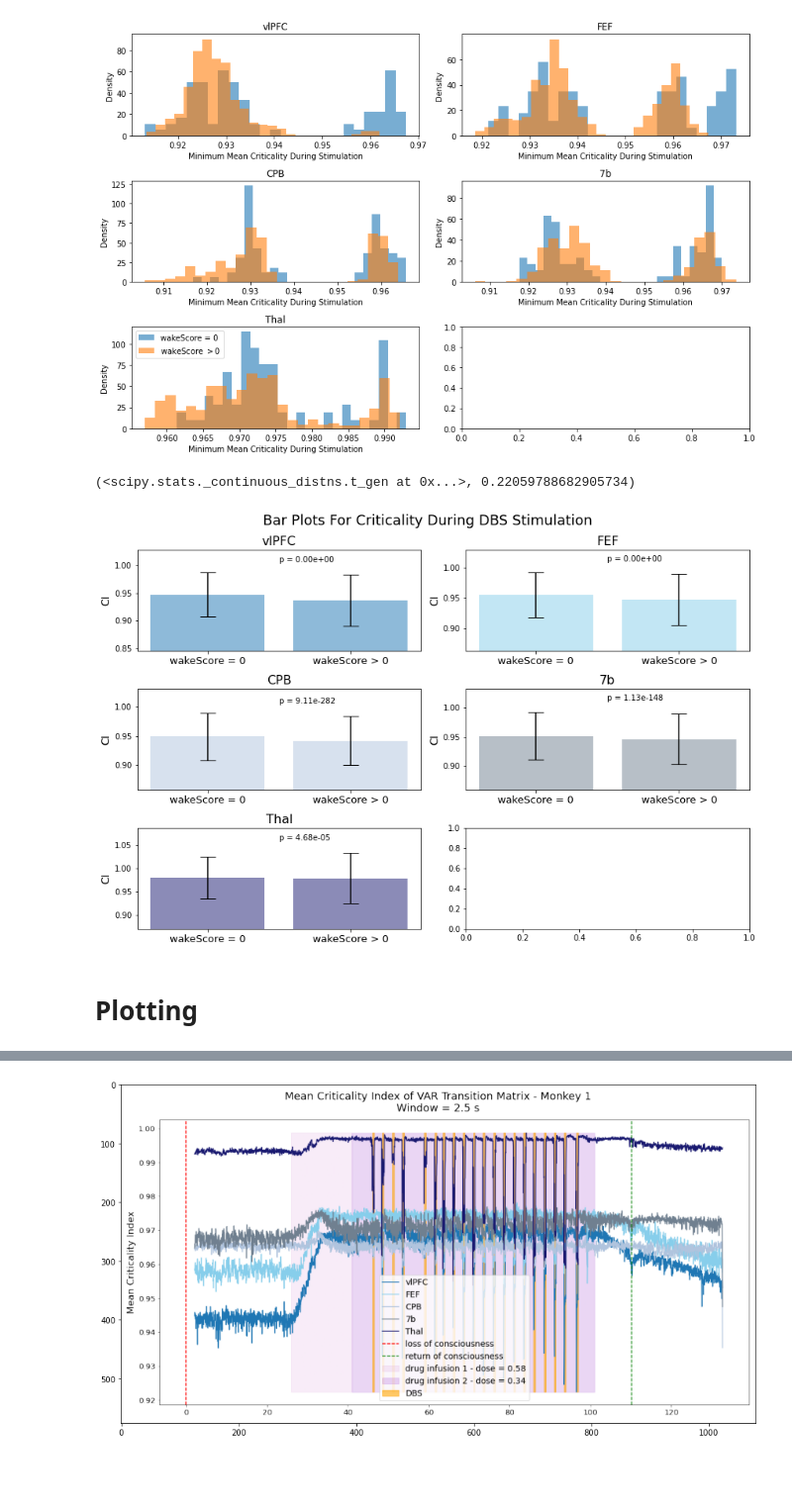
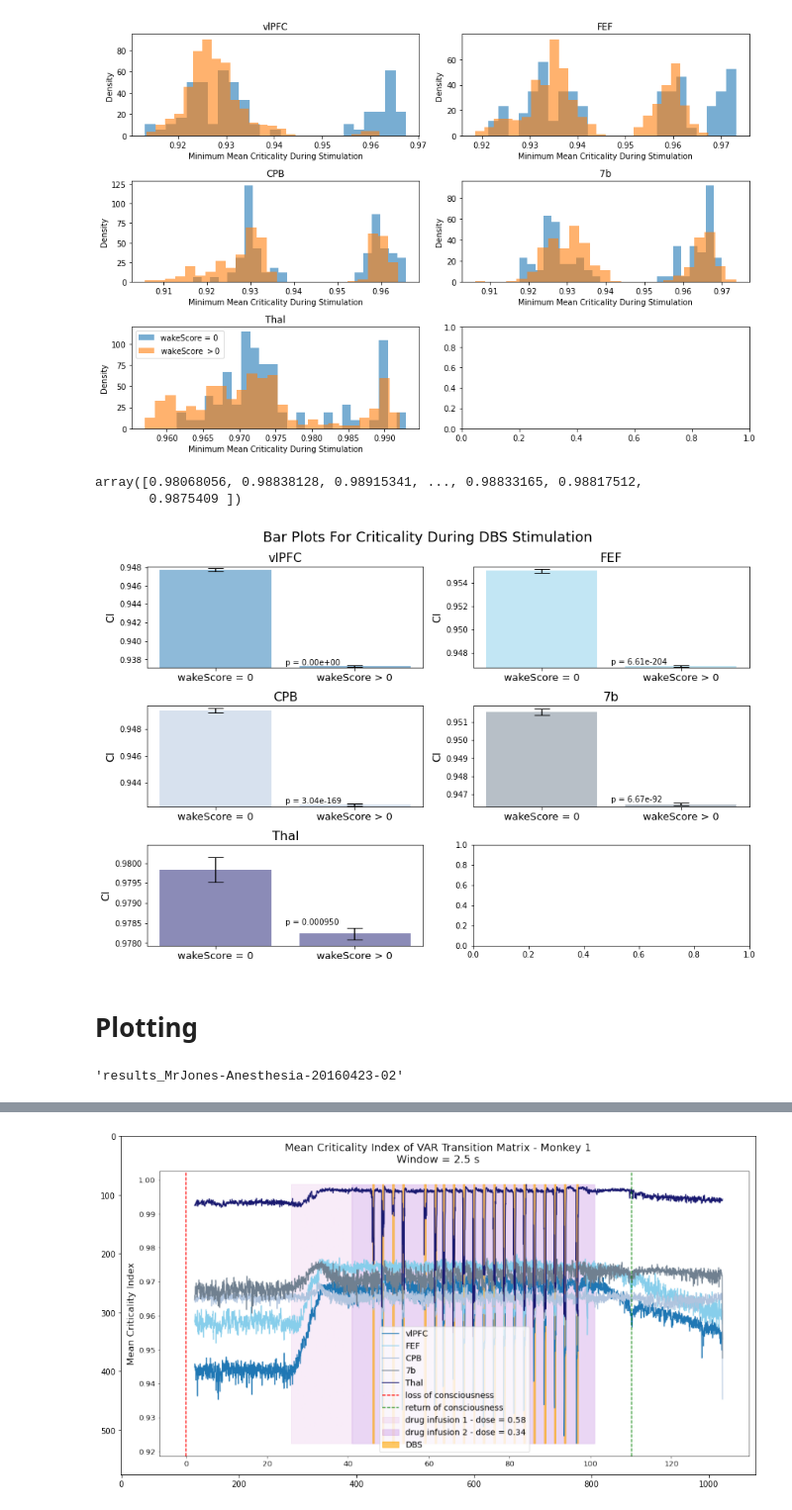
Before and after one commit to adamjeisen/ChaoticConsciousness, a Jupyter notebook: _sandbox/old/VAR_method/2021-11-03 - Collect DBS for Histogram.ipynb, the cells around one changed output, grey strips where cells are left out. Shown at 99% size. Drawn from its saved outputs; the diff is of its cells as text; code cells hidden in the pictures; blank space fills up the shorter version.

```diff
--- a/_sandbox/old/VAR_method/2021-11-03 - Collect DBS for Histogram.ipynb
+++ b/_sandbox/old/VAR_method/2021-11-03 - Collect DBS for Histogram.ipynb
@@ -22,7 +23,7 @@ from utils import get_binary_stimuli, get_sample_interval, load, save, to_string
 # %% [markdown]
 # Load Data
 # %%
-data_path = "../../__data__/VAR/Wakeup_all"
+data_path = "../../../__data__/old/VAR/Wakeup_all"
 data_files = [f for f in os.listdir(data_path) if f != "analysis"]
 # %%
 dbs_CIs = {}
@@ -74,17 +74,17 @@ for index in tqdm(range(len(data_files))):
 # %% [markdown]
 # 6 Scores
 # %%
-fig, axs = plt.subplots(4, 2, sharex='col', sharey='row', figsize=(12, 8))
+# fig, axs = plt.subplots(4, 2, sharex='col', sharey='row', figsize=(12, 8))
 
-for score in range(7):
-    ax = axs[int(score/2)][score % 2]
+# for score in range(7):
+#     ax = axs[int(score/2)][score % 2]
 
-    areas_colors = [('vlPFC', 'C0'), ('FEF', 'skyblue'), ('CPB', 'lightsteelblue'), ('7b', 'slategray'), ('Thal', 'midnightblue')]
+#     areas_colors = [('vlPFC', 'C0'), ('FEF', 'skyblue'), ('CPB', 'lightsteelblue'), ('7b', 'slategray'), ('Thal', 'midnightblue')]
 
-    for area, c in [areas_colors[0]]:
-        ax.hist(dbs_CIs[area][score]['all_means'], alpha=0.6, label=area, bins=50, density=True)
-        ax.set_xlim([0.9, 1.01])
+#     for area, c in [areas_colors[0]]:
+#         ax.hist(dbs_CIs[area][score]['all_means'], alpha=0.6, label=area, bins=50, density=True)
+#         ax.set_xlim([0.9, 1.01])
 
-    ax.set_title(f"wakeScore = {score}")
-ax.legend()
-plt.show()
+#     ax.set_title(f"wakeScore = {score}")
+# ax.legend()
+# plt.show()
@@ -93,20 +91,22 @@ plt.show()
 # %%
-metric = 'min_mean'
+# metric = 'min_mean'
+metric = 'all_means'
 fig, axs = plt.subplots(3, 2, figsize=(12, 8))
+num=6
 
 areas_colors = [('vlPFC', 'C0'), ('FEF', 'skyblue'), ('CPB', 'lightsteelblue'), ('7b', 'slategray'), ('Thal', 'midnightblue')]
 for i, (area, c) in enumerate(areas_colors):
     ax = axs[int(i/2)][i % 2]
-    x_pos = np.arange(7)
-    bar_heights = np.array([np.array(dbs_CIs[area][score][metric]).mean() for score in range(7)])
-    error = [np.array(dbs_CIs[area][score][metric]).std() for score in range(7)]
+    x_pos = np.arange(6)
+    bar_heights = np.array([np.array(dbs_CIs[area][score][metric]).mean() for score in range(6)])
+    error = [np.array(dbs_CIs[area][score][metric]).std()/ np.sqrt(len(dbs_CIs[area][score][metric])) for score in range(6)]
     ax.bar(x_pos, bar_heights, yerr=error, align='center', alpha=0.5, color=c, ecolor='black', capsize=10)
     ax.set_title(area, fontsize=16)
     levels_min = bar_heights - error
     levels_max = bar_heights + error
     ax.set_ylim([levels_min.min() - error[levels_min.argmin()], levels_max.max() + error[levels_max.argmax()]])
     ax.set_xlabel('wakeScore', fontsize=14)
-    ax.set_ylabel("Min Mean CI", fontsize=14)
+    ax.set_ylabel("Mean CI", fontsize=14)
     ax.tick_params(labelsize=13)
 if metric == 'min_mean':
     plt.suptitle("Bar Plots For Minimum Mean Criticality During DBS Stimulation", fontsize=18)
@@ -204,9 +202,8 @@ from scipy.stats import t
-# %%
-p = 2*t.sf(t_stat, df=n1 + n2 - 2)
-# %%
-t, t_stat
-# %% [output]
-(<scipy.stats._continuous_distns.t_gen at 0x...>, 0.22059788682905734)
+# %%
+dbs_CIs_combined[area][score][metric]
+# %% [output]
+array([0.98068056, 0.98838128, 0.98915341, ..., 0.98833165, 0.98817512,
+       0.9875409 ])
 # %%
 metric = 'all'
 
@@ -228,38 +225,38 @@ elif metric == 'N_lowest':
 
 fig, axs = plt.subplots(3, 2, figsize=(12, 8))
 
 areas_colors = [('vlPFC', 'C0'), ('FEF', 'skyblue'), ('CPB', 'lightsteelblue'), ('7b', 'slategray'), ('Thal', 'midnightblue')]
 for i, (area, c) in enumerate(areas_colors):
     ax = axs[int(i/2)][i % 2]
     x_pos = np.arange(2)
     bar_heights = np.array([np.array(dbs_CIs_combined[area][score][metric]).mean() for score in range(2)])
-    error = [np.array(dbs_CIs_combined[area][score][metric]).std() for score in range(2)]
+    error = [np.array(dbs_CIs_combined[area][score][metric]).std()/np.sqrt(len(dbs_CIs_combined[area][score][metric])) for score in range(2)]
     ax.bar(x_pos, bar_heights, yerr=error, align='center', alpha=0.5, color=c, ecolor='black', capsize=10)
     ax.set_title(area, fontsize=16)
     levels_min = bar_heights - error
     levels_max = bar_heights + error
 
     # t-test
     n1 = len(dbs_CIs_combined[area][0][metric])
     n2 = len(dbs_CIs_combined[area][1][metric])
     mean_1 = bar_heights[0]
     mean_2 = bar_heights[1]
-    var_1 = error[0]**2
-    var_2 = error[1]**2
+    var_1 = (error[0]*np.sqrt(len(dbs_CIs_combined[area][score][metric])))**2
+    var_2 = (error[1]*np.sqrt(len(dbs_CIs_combined[area][score][metric])))**2
     s_squared = (n1 - 1)/(n1 + n2 - 2)*var_1 + (n2 - 1)/(n1 + n2 - 2)*var_2
     t_stat = (mean_1 - mean_2)/(np.sqrt(s_squared)*np.sqrt((1/n1) + (1/n2)))
-    p = 2*t.sf(t_stat, df=n1 + n2 - 2)
+    p = 2*scipy.stats.t.sf(t_stat, df=n1 + n2 - 2)
 
     ax.text(0.5, bar_heights[1] + 1.5*error[1], f"p = {p:.6f}" if p > 0.0001 else f"p = {p:.2e}" )
     ax.set_ylim([levels_min.min() - error[levels_min.argmin()], levels_max.max() + error[levels_max.argmax()]])
     ax.set_ylabel(ylabel, fontsize=14)
     ax.set_xticks([0, 1])
     ax.set_xticklabels(['wakeScore = 0', fr'wakeScore > 0'], fontsize=13)
 plt.suptitle(suptitle, fontsize=18)
 plt.tight_layout()
 plt.show()
 # %% [output]
-[figure, old version]
+[figure, new version]
 # %% [markdown]
 # Plotting
 # %%
@@ -382,0 +391,5 @@ def plot_dbs_only(results, window, stride, session_info, trial_info, data_path,
+# %%
+index = 8
+data_files[index]
+# %% [output]
+'results_MrJones-Anesthesia-20160423-02'
```
Also changed, not shown: parts of 10 cells of this notebook, 2 other files.
